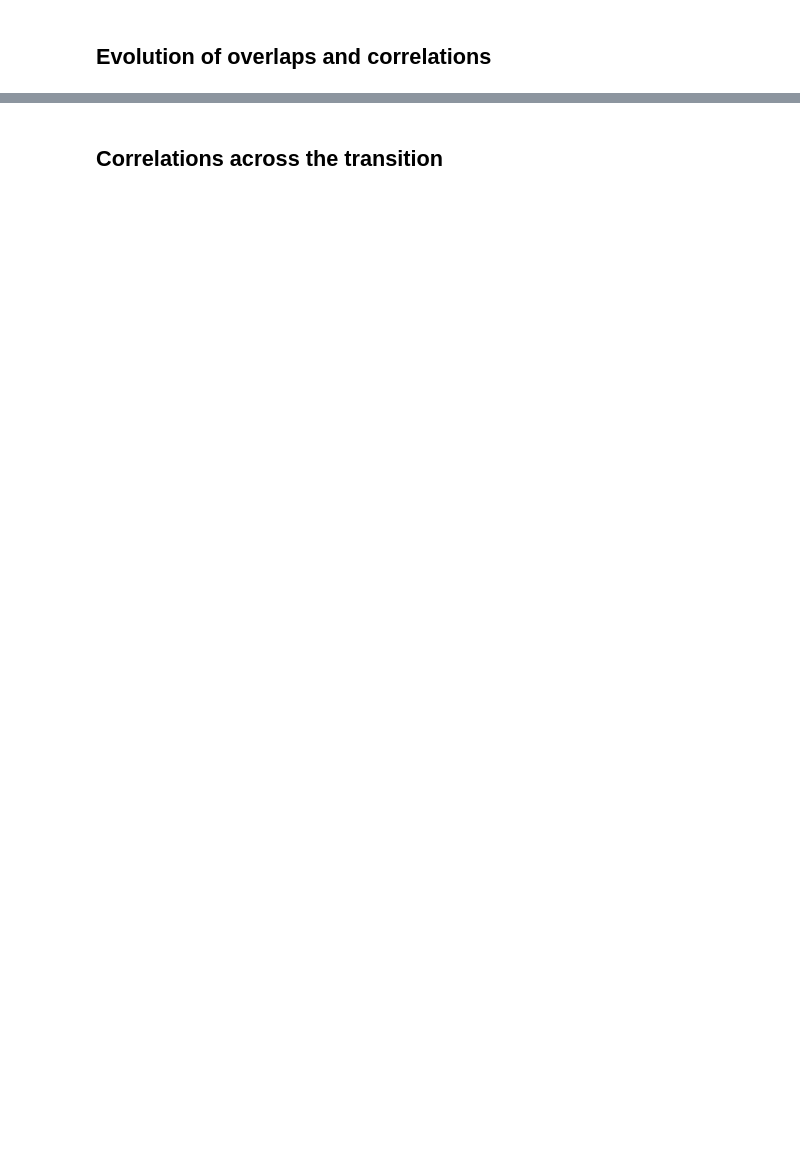
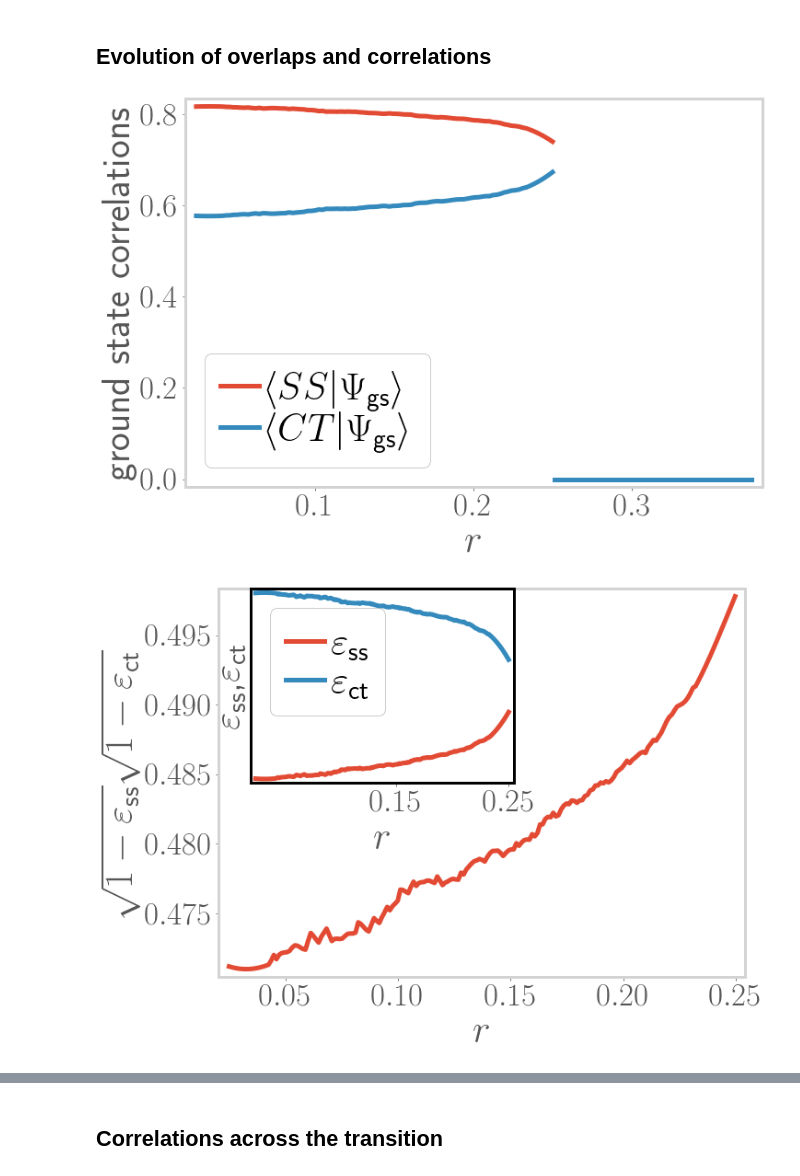
Before and after one commit to abhirup-m/Tiling-Embedded-Esiam, a Jupyter notebook: numerics/spin-charge-symmetrical/minimal-code-gen_siam-manuscript.ipynb, the cells around one changed output, grey strips where cells are left out. Cells and saved outputs as stored; diff of their text form; code cells hidden in the pictures; blank space fills up the shorter version.

```diff
--- a/numerics/spin-charge-symmetrical/minimal-code-gen_siam-manuscript.ipynb
+++ b/numerics/spin-charge-symmetrical/minimal-code-gen_siam-manuscript.ipynb
@@ -390,7 +403,7 @@ def get_corr(args):
 
 
 def track_wf():
-    D0 = 7
+    D0 = 500
     Ub_min_arr = [-0.2, -0.3, -0.03]
     Ub_max_arr = [0.2, 0.2, 0.06]
     total_dim = 2*(1+1)
@@ -407,48 +420,59 @@ def track_wf():
     Cz_b = 0.5 * (c_all[2].dag()*c_all[2] + c_all[3].dag()*c_all[3] - 1)
 
     J0 = D0*10**(-2)
-    Ub_max = 1
-    Ub_min = 0.3
+    Ub_max = 1.5
+    Ub_min = 0.1
+    N_U = 300
+
     V0 = J0*2
-    Ub_range = -(J0/4)*np.linspace(Ub_min, Ub_max, 200)
+    Ub_range = -(J0/4)*np.linspace(Ub_min, Ub_max, N_U)
 
+    x = -Ub_range/J0
     args = product(Ub_range,[[w,D0,V0,J0,total_dim,spin_singlet,charge_triplet_zero,lm,Sz_d,Cz_b]])
     C = [[] for i in range(2)]
     Cs = list(tqdm(Pool(20).imap(get_corr, args), total=len(Ub_range)))
     for c0,c1 in Cs:
         C[0].append(c0)
         C[1].append(c1)
 
+    C = [np.array(c) for c in C]
+    force = 31
+    best_fit_SS1 = np.array(savgol_filter(C[0][x<0.25], force, 2))
+    best_fit_CT1 = np.array(savgol_filter(C[1][x<0.25], force, 2))
+    best_fit_SS2 = np.array(C[0][x>0.25])
+    best_fit_CT2 = np.array(C[1][x>0.25])
 
-    best_fit_SS = savgol_filter(C[0], 35, 2)
-    best_fit_CT = savgol_filter(C[1], 35, 2)
+    xi_SS = 1 - best_fit_SS1**2
+    xi_CT = 1 - best_fit_CT1**2
+    cross_term = np.sqrt(1 - xi_SS) * np.sqrt(1 - xi_CT)
 
-    xi_SS = 1 - best_fit_SS**2
-    xi_CT = 1 - best_fit_CT**2
-    cross_term = savgol_filter(np.array(C[0]) * np.array(C[1]), 51, 2)
-
-    plt.plot(-Ub_range/J0, best_fit_SS, label=r"$\braket{SS|\Psi_\text{gs}}$")
-    plt.plot(-Ub_range/J0, best_fit_CT, label=r"$\braket{CT|\Psi_\text{gs}}$")
+    plt.plot(x[x<0.25][::2], best_fit_SS1[::2], label=r"$\braket{SS|\Psi_\text{gs}}$")
+    plt.plot(x[x<0.25][::2], best_fit_CT1[::2], label=r"$\braket{CT|\Psi_\text{gs}}$")
+    plt.plot(x[x>0.25][::2], best_fit_SS2[::2], color=cols[0])
+    plt.plot(x[x>0.25][::2], best_fit_CT2[::2], color=cols[1])
     plt.xlabel(r"$r$")
     plt.ylabel(r"ground state correlations")
     plt.legend()
     plt.savefig("corrs_gs.pdf", bbox_inches='tight')
     plt.show()
 
-    plt.plot(-Ub_range/J0, cross_term)
+    plt.plot(x[x<0.25], cross_term)
     plt.xlabel(r"$r$")
     plt.ylabel(r"$\sqrt{1 - \varepsilon_\text{ss}}\sqrt{1 - \varepsilon_\text{ct}}$")
     ins = plt.gca().inset_axes([0.06,0.5,0.5,0.5])
     ins.set_yticks([])
     ins.set_xticks(np.arange(0.15,0.26,0.1))
-    ins.plot(-Ub_range/J0, xi_SS, label=r"$\varepsilon_\text{ss}$")
-    ins.plot(-Ub_range/J0, xi_CT, label=r"$\varepsilon_\text{ct}$")
+    ins.plot(x[x<0.25], xi_SS, label=r"$\varepsilon_\text{ss}$")
+    ins.plot(x[x<0.25], xi_CT, label=r"$\varepsilon_\text{ct}$")
     ins.set_ylabel(r"$\varepsilon_\text{ss}$,$\varepsilon_\text{ct}$")
     ins.set_xlabel(r"$r$")
     ins.legend()
     [ins.spines[key].set_linewidth(3) for key in ins.spines.keys()]
     [ins.spines[key].set_color("black") for key in ins.spines.keys()]
     plt.savefig("entanglement.pdf", bbox_inches='tight')
     plt.show()
 
 track_wf()
+# %% [output]
+[figure, added]
+[figure, added]
```
Also changed, not shown: parts of 7 cells of this notebook, 15 other files.
